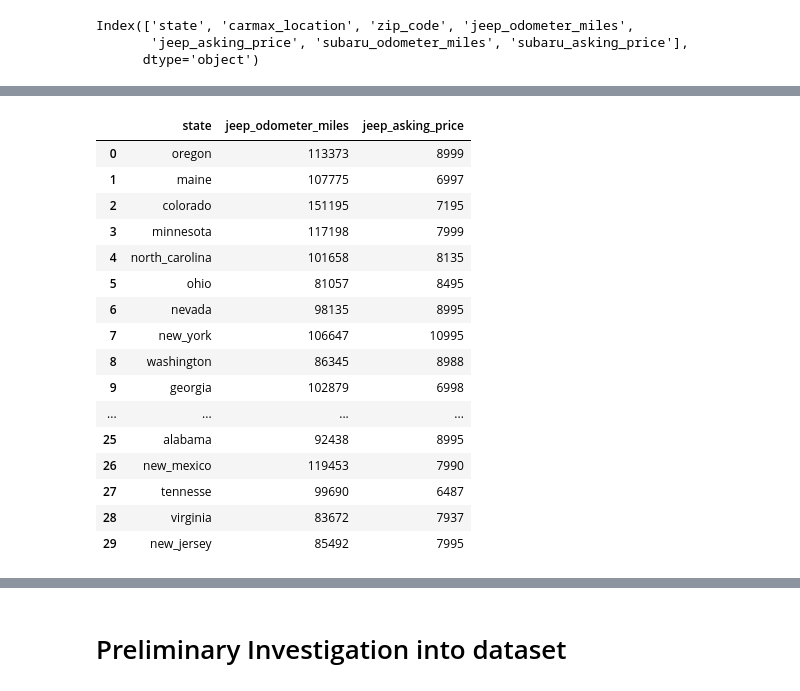
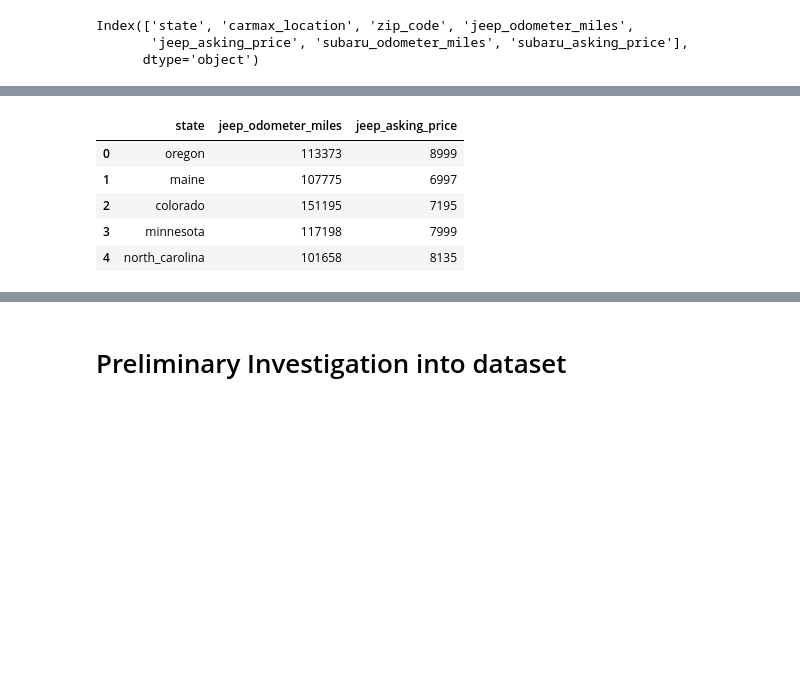
Before and after one commit to djdebonis/jeep_subaru, a Jupyter notebook: jeepsubaruanalysis.ipynb, the cells around one changed output, grey strips where cells are left out. Drawn from its saved outputs; the diff is of its cells as text; code cells hidden in the pictures; blank space fills up the shorter version.

```diff
--- a/jeepsubaruanalysis.ipynb
+++ b/jeepsubaruanalysis.ipynb
@@ -56,23 +46,12 @@ car_data.sort_values(by=['subaru_odometer_miles'])
 # %%
 # reads only the columns defined within brackets
-car_data[['state', 'jeep_odometer_miles', 'jeep_asking_price']]
+car_data[['state', 'jeep_odometer_miles', 'jeep_asking_price']].head()
 # %% [output]
 |  | state | jeep_odometer_miles | jeep_asking_price |
 | 0 | oregon | 113373 | 8999 |
 | 1 | maine | 107775 | 6997 |
 | 2 | colorado | 151195 | 7195 |
 | 3 | minnesota | 117198 | 7999 |
 | 4 | north_carolina | 101658 | 8135 |
-| 5 | ohio | 81057 | 8495 |
-| 6 | nevada | 98135 | 8995 |
-| 7 | new_york | 106647 | 10995 |
-| 8 | washington | 86345 | 8988 |
-| 9 | georgia | 102879 | 6998 |
-| ... | ... | ... | ... |
-| 25 | alabama | 92438 | 8995 |
-| 26 | new_mexico | 119453 | 7990 |
-| 27 | tennesse | 99690 | 6487 |
-| 28 | virginia | 83672 | 7937 |
-| 29 | new_jersey | 85492 | 7995 |
 # %%
 # Prints series of objects instead of entire Data Frame
```
Also changed, not shown: parts of 31 cells of this notebook.
